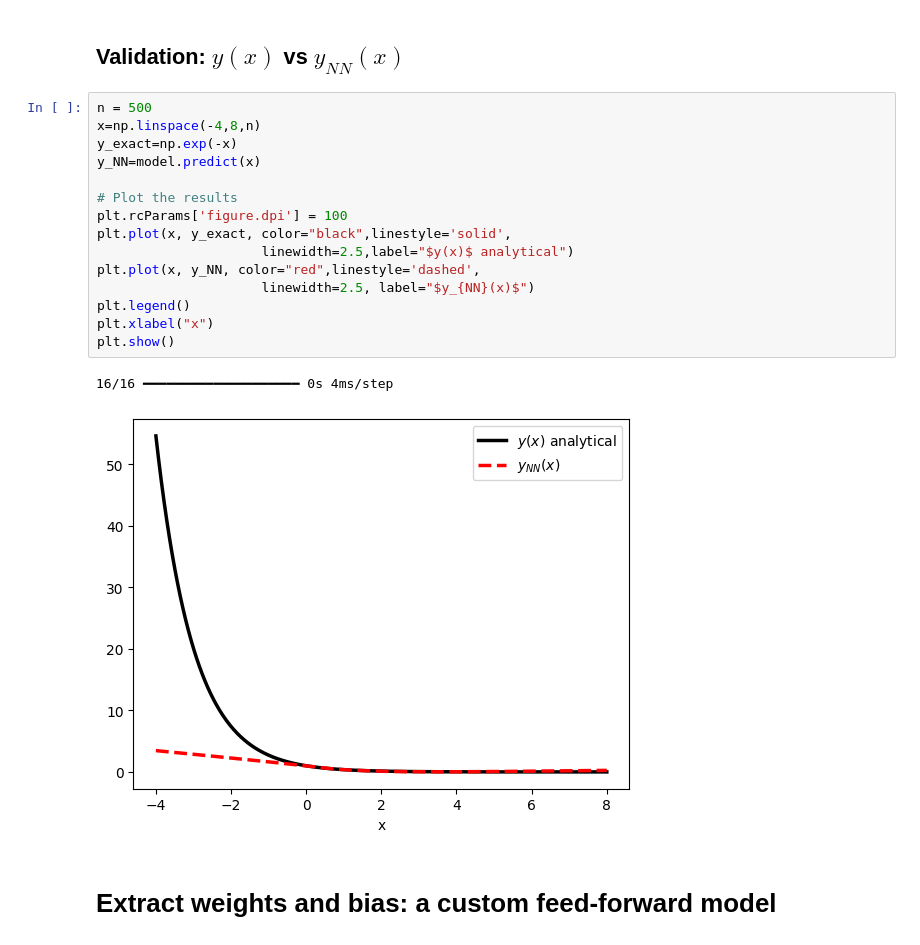
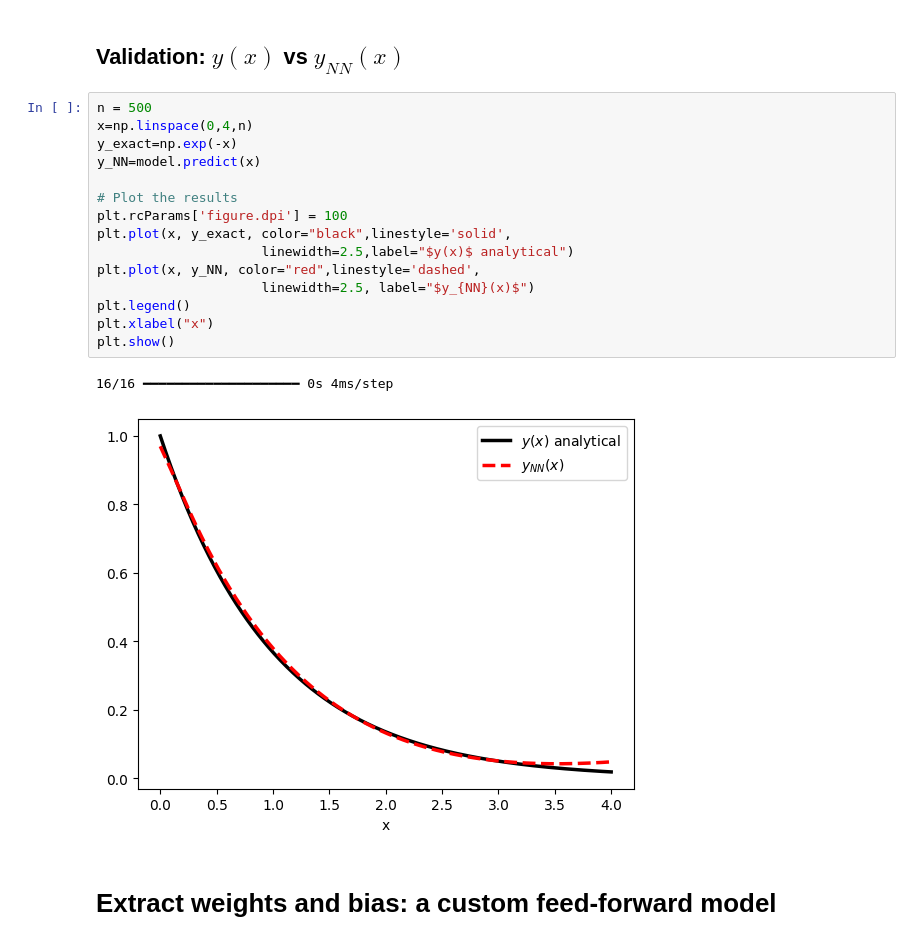
Before and after one commit to IrisFDTD/AI-UNIZAR-course, a Jupyter notebook: regression/ai_unizar_course_regression_1.ipynb, the cells around one changed output. Cells and saved outputs as stored; diff of their text form.

```diff
--- a/regression/ai_unizar_course_regression_1.ipynb
+++ b/regression/ai_unizar_course_regression_1.ipynb
@@ -145,22 +145,22 @@ plt.show()
 ## Validation: $y(x)$ vs $y_{NN}(x)$
 # %%
 n = 500
-x=np.linspace(-4,8,n)
+x=np.linspace(0,4,n)
 y_exact=np.exp(-x)
 y_NN=model.predict(x)
 
 # Plot the results
 plt.rcParams['figure.dpi'] = 100
 plt.plot(x, y_exact, color="black",linestyle='solid',
                      linewidth=2.5,label="$y(x)$ analytical")
 plt.plot(x, y_NN, color="red",linestyle='dashed',
                      linewidth=2.5, label="$y_{NN}(x)$")
 plt.legend()
 plt.xlabel("x")
 plt.show()
 # %% [output]
 16/16 ━━━━━━━━━━━━━━━━━━━━ 0s 4ms/step
-[figure, old version]
+[figure, new version]
 # %% [markdown]
 # Extract weights and bias: a custom feed-forward model
 # %%
```
Also changed, not shown: parts of 4 cells of this notebook.
